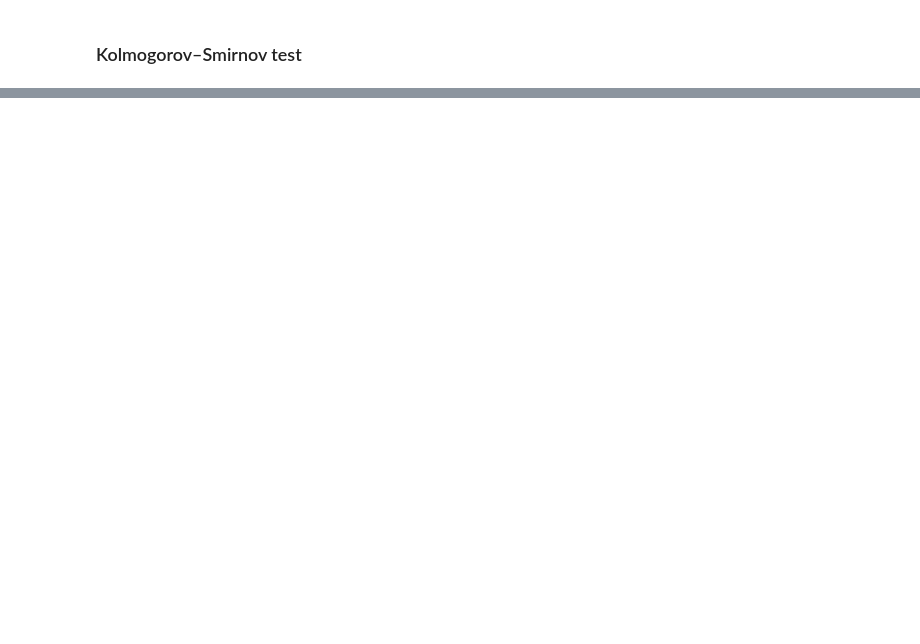
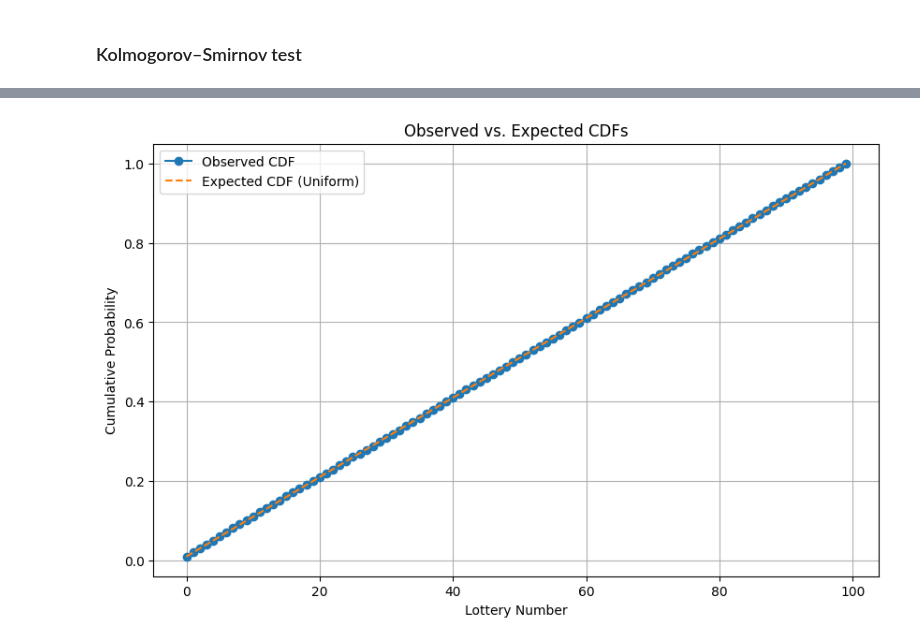
Before and after one commit to KolawatInpan/Lottery, a Jupyter notebook: lotto.ipynb, the cells around one changed output, grey strips where cells are left out. Cells and saved outputs as stored; diff of their text form; code cells hidden in the pictures; blank space fills up the shorter version.

```diff
--- a/lotto.ipynb
+++ b/lotto.ipynb
@@ -124,0 +128,19 @@ The distribution is uniform (fail to reject H0)
+# %%
+# Calculate the CDF of the observed data
+observed_cdf = np.cumsum(observed_freq) / np.sum(observed_freq)
+
+# Calculate the CDF of the expected uniform distribution
+expected_cdf = np.cumsum(expected_freq) / np.sum(expected_freq)
+
+# Plot the CDFs
+plt.figure(figsize=(10, 6))
+plt.plot(observed_cdf, label='Observed CDF', marker='o')
+plt.plot(expected_cdf, label='Expected CDF (Uniform)', linestyle='--')
+plt.xlabel('Lottery Number')
+plt.ylabel('Cumulative Probability')
+plt.title('Observed vs. Expected CDFs')
+plt.legend()
+plt.grid(True)
+plt.show()
+# %% [output]
+[figure, added]
```
Also changed, not shown: parts of 6 cells of this notebook, 5 other files.
